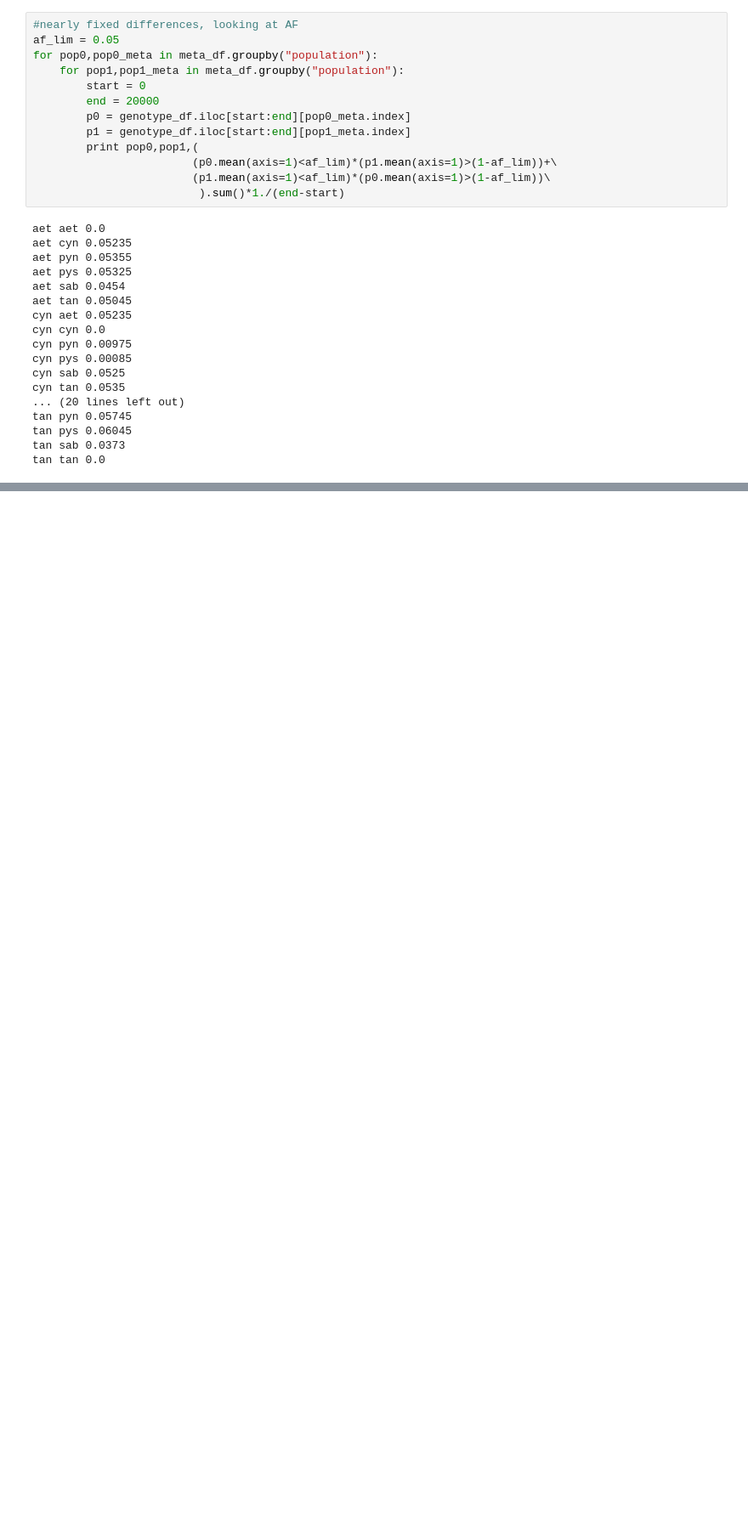
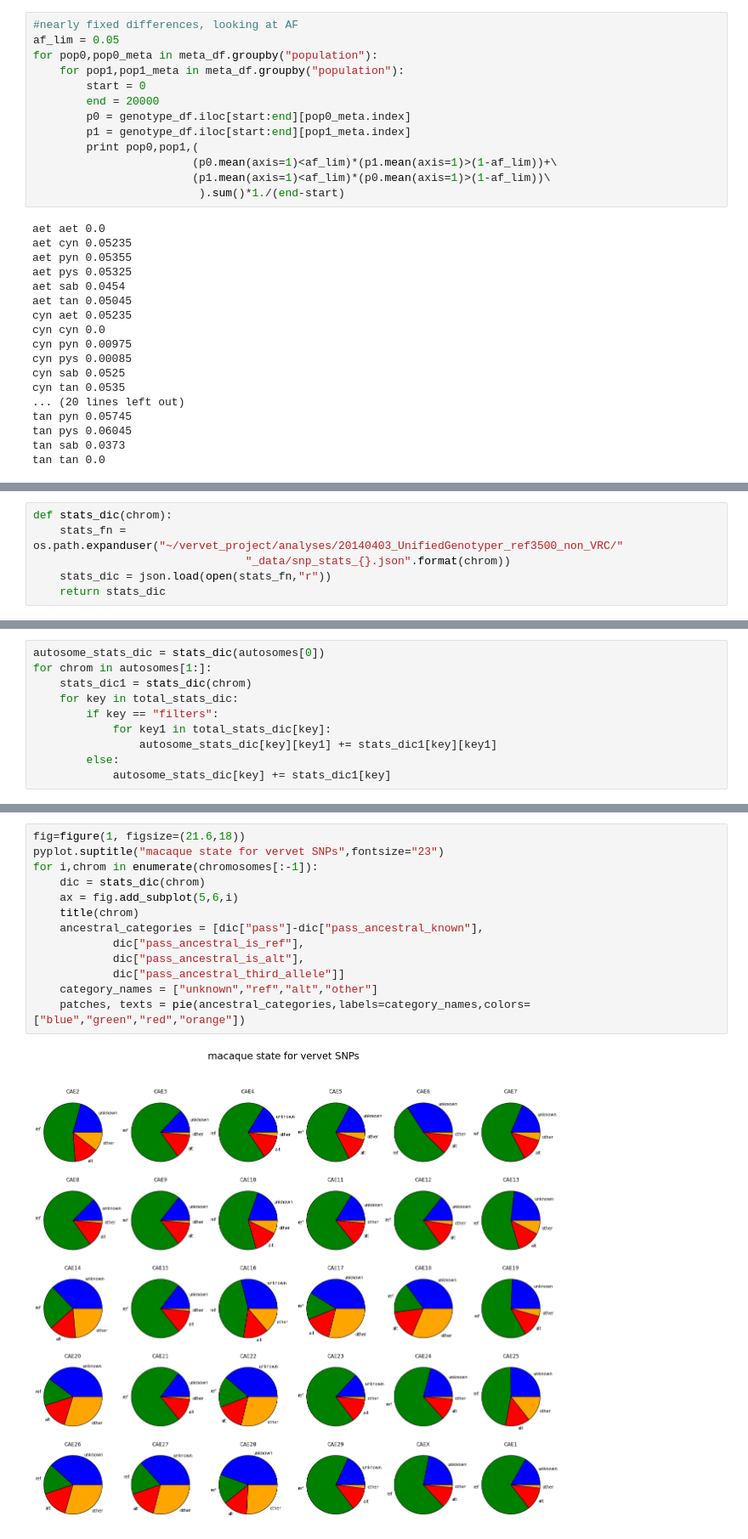
Before and after one commit to peterdfields/hs_vervet, a Jupyter notebook: notebooks/20140415_vervet_analyse_coverage_and_vcf_stats.ipynb, the cells around one changed output, grey strips where cells are left out. Shown at 85% size. Saved outputs shown, nothing was run; the diff lists cells and outputs as text; blank space fills up the shorter version.

```diff
--- a/notebooks/20140415_vervet_analyse_coverage_and_vcf_stats.ipynb
+++ b/notebooks/20140415_vervet_analyse_coverage_and_vcf_stats.ipynb
@@ -382,0 +431,6 @@ tan tan 0.0
+# %%
+def stats_dic(chrom):
+    stats_fn = os.path.expanduser("~/vervet_project/analyses/20140403_UnifiedGenotyper_ref3500_non_VRC/"
+                                "_data/snp_stats_{}.json".format(chrom))
+    stats_dic = json.load(open(stats_fn,"r"))
+    return stats_dic
@@ -382,0 +454,10 @@ tan tan 0.0
+# %%
+autosome_stats_dic = stats_dic(autosomes[0])
+for chrom in autosomes[1:]:
+    stats_dic1 = stats_dic(chrom)
+    for key in total_stats_dic:
+        if key == "filters":
+            for key1 in total_stats_dic[key]:
+                autosome_stats_dic[key][key1] += stats_dic1[key][key1]
+        else:
+            autosome_stats_dic[key] += stats_dic1[key]
@@ -382,0 +602,15 @@ tan tan 0.0
+# %%
+fig=figure(1, figsize=(21.6,18))
+pyplot.suptitle("macaque state for vervet SNPs",fontsize="23")
+for i,chrom in enumerate(chromosomes[:-1]):
+    dic = stats_dic(chrom)
+    ax = fig.add_subplot(5,6,i)
+    title(chrom)
+    ancestral_categories = [dic["pass"]-dic["pass_ancestral_known"],
+            dic["pass_ancestral_is_ref"],
+            dic["pass_ancestral_is_alt"],
+            dic["pass_ancestral_third_allele"]]
+    category_names = ["unknown","ref","alt","other"]
+    patches, texts = pie(ancestral_categories,labels=category_names,colors=["blue","green","red","orange"])
+# %% [output]
+[figure, added]
```
Also changed, not shown: parts of 136 cells of this notebook, 21 other files.
